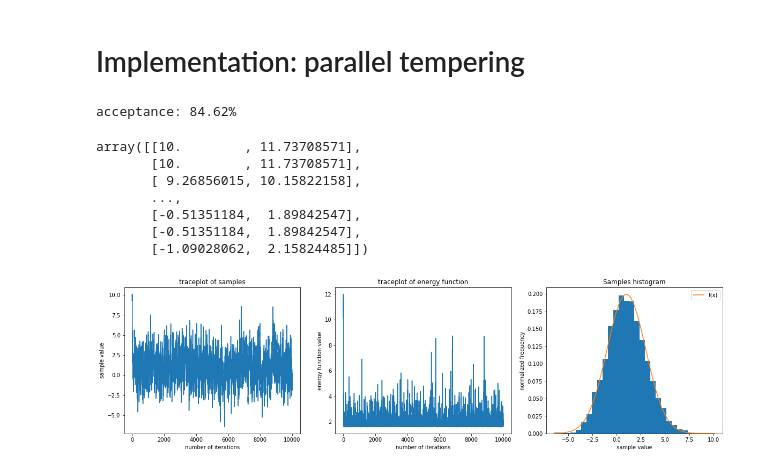
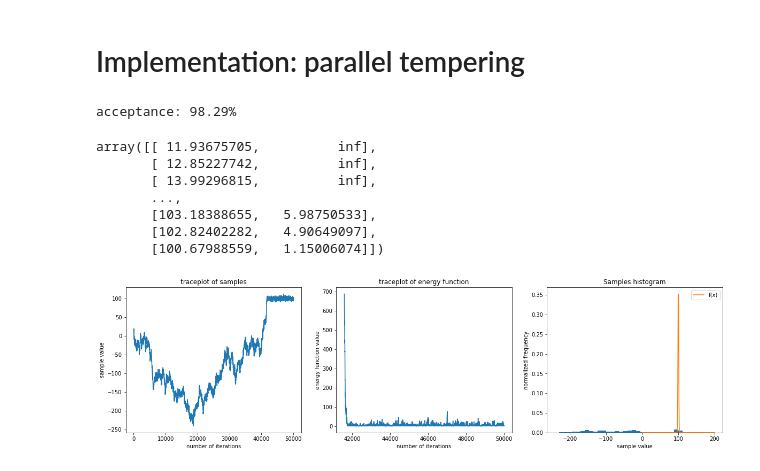
Before and after one commit to rachelmoon290/cs289-evolutionary-sampling, a Jupyter notebook: implementation-parallel tempering.ipynb, the cells around one changed output. Cells and saved outputs as stored; diff of their text form; code cells hidden in the pictures.

```diff
--- a/implementation-parallel tempering.ipynb
+++ b/implementation-parallel tempering.ipynb
@@ -16,12 +16,18 @@ target_sigma1 = 2
 proposal_sigma = 1
 
 # target distribution: normal case
-f = lambda x: norm(mu, target_sigma).pdf(x)
+f = lambda x: norm(mu0, target_sigma0).pdf(x)
 energy = lambda x: -np.log(f(x))
 
 # target distribution: binormal case
 # f = lambda x: norm(mu0, target_sigma0).pdf(x) + norm(mu1, target_sigma1).pdf(x)
-# energy = lambda x: -np.log(f(x))
+energy = lambda x: -np.log(f(x))
+
+# def energy(x):
+#     if f(x) < 1e-20:
+#         return -1e10
+#     else:
+#         return -np.log(f(x))
 
 #Proposal distribution: bivariate normal distribution
 proposal = lambda x: np.random.normal(x, proposal_sigma)
@@ -31,8 +37,8 @@ proposal = lambda x: np.random.normal(x, proposal_sigma)
 
 #initialization for simulated annealing
 init_params = {'solution':10, 'min_length':1000, 'max_temp':30}
-num_epochs=10000
-temp=1
+num_epochs=50000
+temp=10
 
 
 #Simulated Annealing
@@ -77,40 +83,42 @@ def simulated_annealing(energy, proposal, init_params, epochs, temp):
 accumulator, ratio = simulated_annealing(energy, proposal, init_params, epochs=num_epochs, temp=temp)
 print(f"acceptance: {ratio*100:.2f}%")
 # %% [output]
-acceptance: 84.62%
+acceptance: 98.29%
 # %%
 # first col: sample
 # second col: energy function value
 accumulator
 # %% [output]
-array([[10.        , 11.73708571],
-       [10.        , 11.73708571],
-       [ 9.26856015, 10.15822158],
+array([[ 11.93675705,          inf],
+       [ 12.85227742,          inf],
+       [ 13.99296815,          inf],
        ...,
-       [-0.51351184,  1.89842547],
-       [-0.51351184,  1.89842547],
-       [-1.09028062,  2.15824485]])
+       [103.18388655,   5.98750533],
+       [102.82402282,   4.90649097],
+       [100.67988559,   1.15006074]])
 # %%
 fig, ax = plt.subplots(ncols=3, figsize=(20,5))
 
 ax[0].plot(range(num_epochs), accumulator[:,0])
 ax[0].set_title("traceplot of samples")
 ax[0].set_ylabel("sample value")
 ax[0].set_xlabel("number of iterations")
 
 ax[1].plot(range(num_epochs), accumulator[:,1])
 ax[1].set_title("traceplot of energy function")
 ax[1].set_ylabel("energy function value")
 ax[1].set_xlabel("number of iterations")
 
 ax[2].hist(accumulator[:,0], bins=30,density=True)
-xgrid = np.linspace(np.min(accumulator[:,0]),np.max(accumulator[:,0]),200)
+#xgrid = np.linspace(np.min(accumulator[:,0]),np.max(accumulator[:,0]),200)
+
+xgrid = np.linspace(0,200,200)
 ax[2].plot(xgrid, f(xgrid), label="f(x)")
 ax[2].set_title("Samples histogram")
 ax[2].set_ylabel("normalized frequency")
 ax[2].set_xlabel("sample value")
 
 ax[2].legend()
 plt.show()
 # %% [output]
-[figure, old version]
+[figure, new version]
```
Also changed, not shown: 2 other files.
